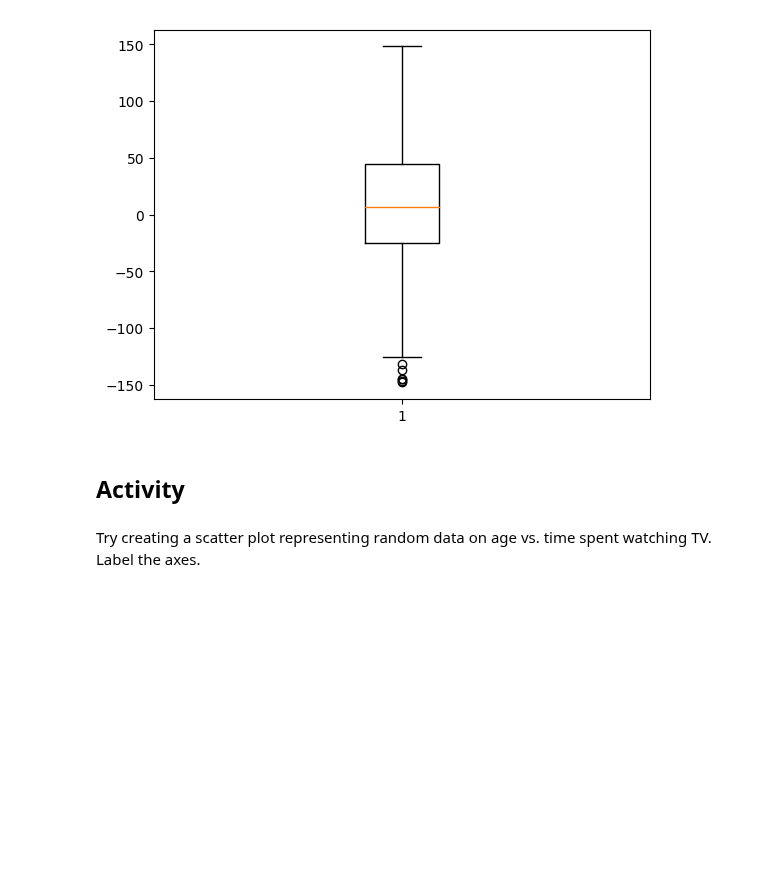
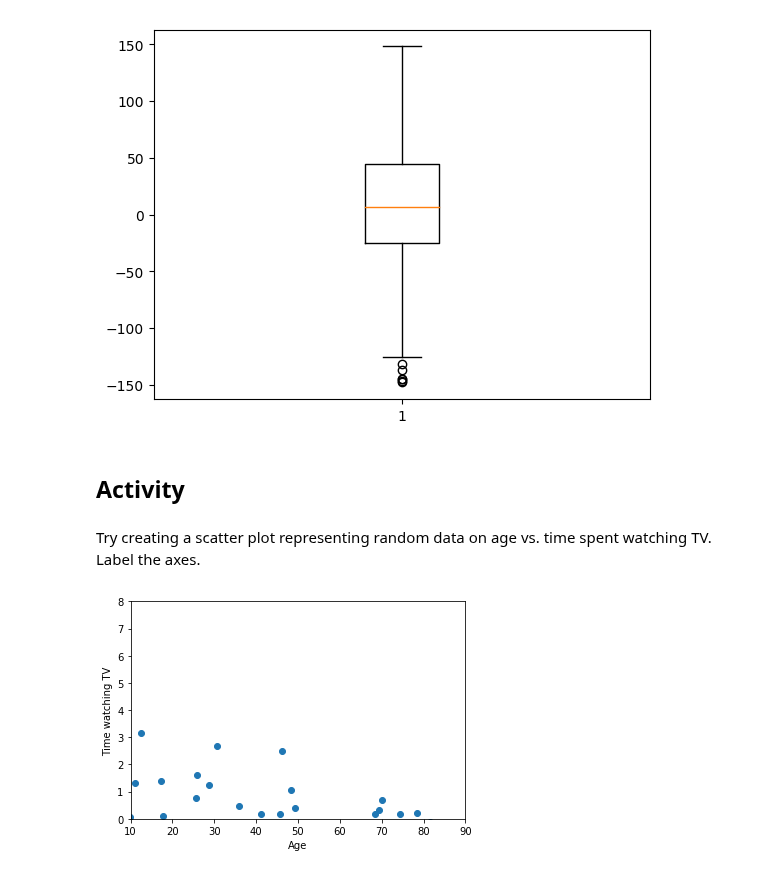
Before and after one commit to jbcodeforce/ML-studies, a Jupyter notebook: DataScience-Python3/MatPlotLib.ipynb, the cells around one changed output. Drawn from its saved outputs; the diff is of its cells as text; code cells hidden in the pictures; blank space fills up the shorter version.

```diff
--- a/DataScience-Python3/MatPlotLib.ipynb
+++ b/DataScience-Python3/MatPlotLib.ipynb
@@ -183,3 +183,17 @@ plt.show()
 ## Activity
 # %% [markdown]
 Try creating a scatter plot representing random data on age vs. time spent watching TV. Label the axes.
+# %%
+from pylab import randn
+import matplotlib.pyplot as plt
+X = randn(90)*80+10
+Y = randn(90)
+plt.xlabel('Age')
+plt.ylabel('Time watching TV')
+axes = plt.axes()
+axes.set_xlim([10, 90])
+axes.set_ylim([0, 8.0])
+plt.scatter(X,Y)
+plt.show()
+# %% [output]
+[figure, added]
```
Also changed, not shown: 9 other files.
